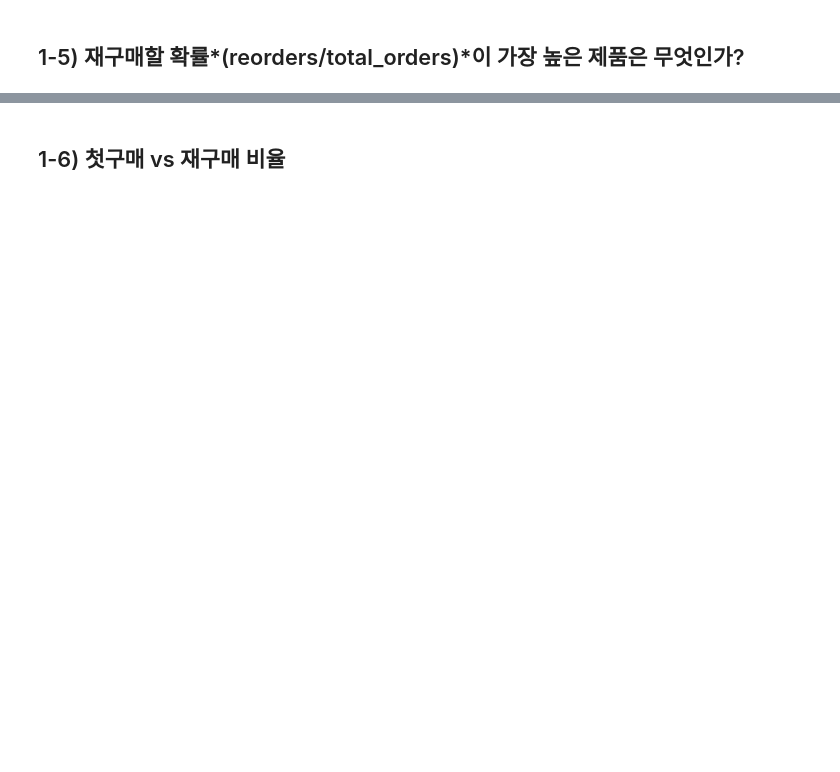
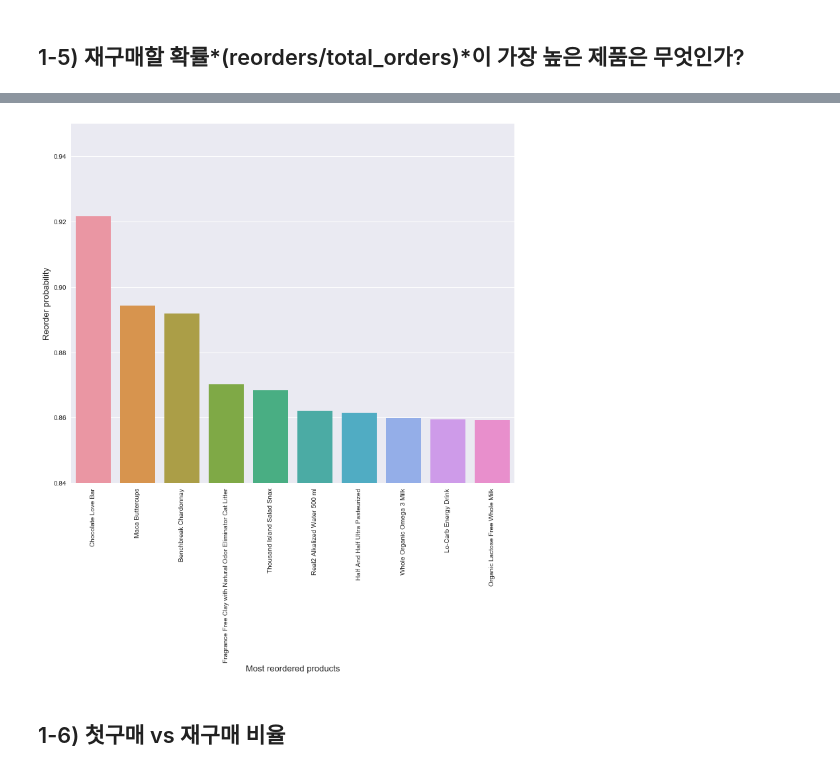
Before and after one commit to roomylee/KaggleStudy, a Jupyter notebook: Instacart/DataAnalysis-order_products_*.csv.ipynb, the cells around one changed output, grey strips where cells are left out. Drawn from its saved outputs; the diff is of its cells as text; code cells hidden in the pictures; blank space fills up the shorter version.

```diff
--- a/Instacart/DataAnalysis-order_products_*.csv.ipynb
+++ b/Instacart/DataAnalysis-order_products_*.csv.ipynb
@@ -129,14 +169,17 @@ grouped.head(10)
 # %%
+grouped = grouped[:10]
 grouped  = grouped.groupby(['product_name']).sum()['reorder_probability'].sort_values(ascending=False)
 
 sns.set_style('darkgrid')
 f, ax = plt.subplots(figsize=(12, 10))
 plt.xticks(rotation='vertical')
 sns.barplot(grouped.index, grouped.values)
 plt.ylim([0.84,0.95])
 plt.ylabel('Reorder probability', fontsize=13)
 plt.xlabel('Most reordered products', fontsize=13)
 plt.show()
+# %% [output]
+[figure, added]
 # %% [markdown]
 ## 1-6) 첫구매 vs 재구매 비율
 # %%
```
Also changed, not shown: parts of 6 cells of this notebook.
